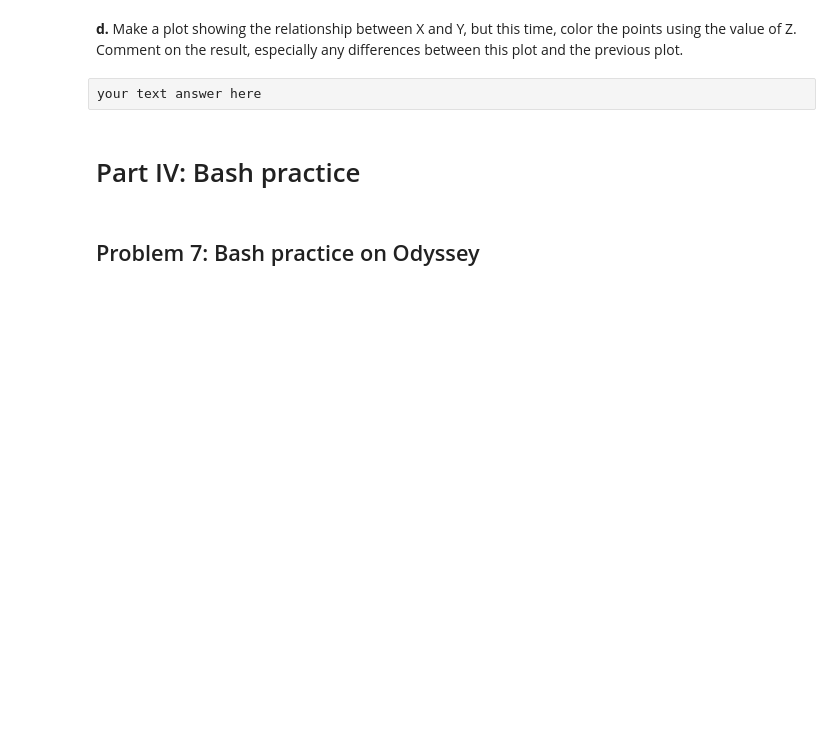
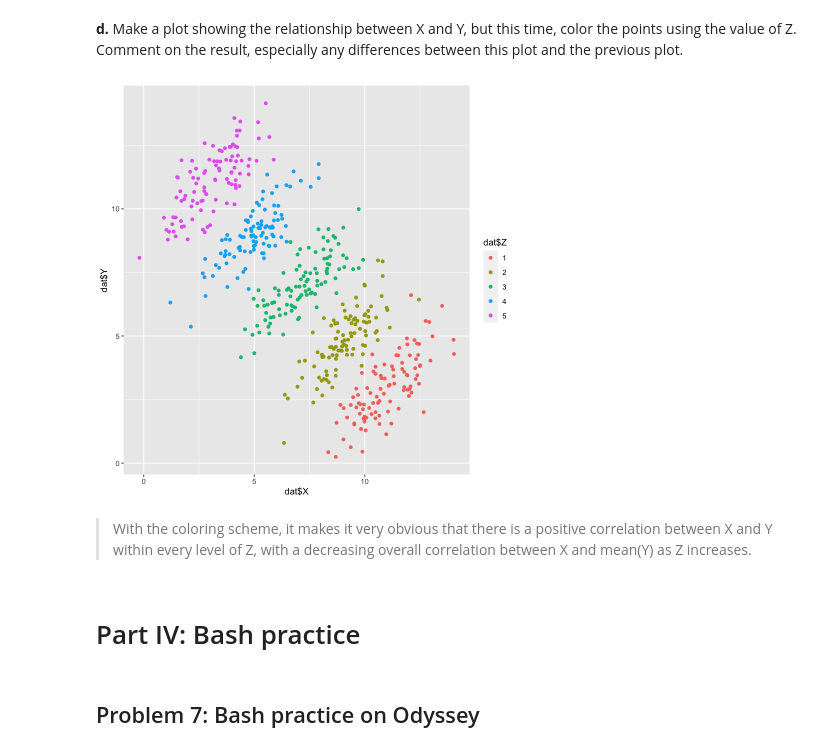
Before and after one commit to mattfeng/stat115, a Jupyter notebook: hw2020/hw1/STAT115 HW 1 Solutions.ipynb, the cells around one changed output. Saved outputs shown, nothing was run; the diff lists cells and outputs as text; code cells hidden in the pictures; blank space fills up the shorter version.

```diff
--- a/hw2020/hw1/STAT115 HW 1 Solutions.ipynb
+++ b/hw2020/hw1/STAT115 HW 1 Solutions.ipynb
@@ -206,8 +286,11 @@ your text answer here
 **d.** Make a plot showing the relationship between X and Y, but this time, color the points using the value of Z. Comment on the result, especially any differences between this plot and the previous plot.
 # %%
 # your code here
+qplot(dat$X, dat$Y, color=dat$Z)
+# %% [output]
+[figure, added]
-# %% [raw]
-your text answer here
+# %% [markdown]
+> With the coloring scheme, it makes it very obvious that there is a positive correlation between X and Y within every level of Z, with a decreasing overall correlation between X and mean(Y) as Z increases.
 # %% [markdown]
 # Part IV: Bash practice
 # %% [markdown]
```
Also changed, not shown: parts of 18 cells of this notebook.
